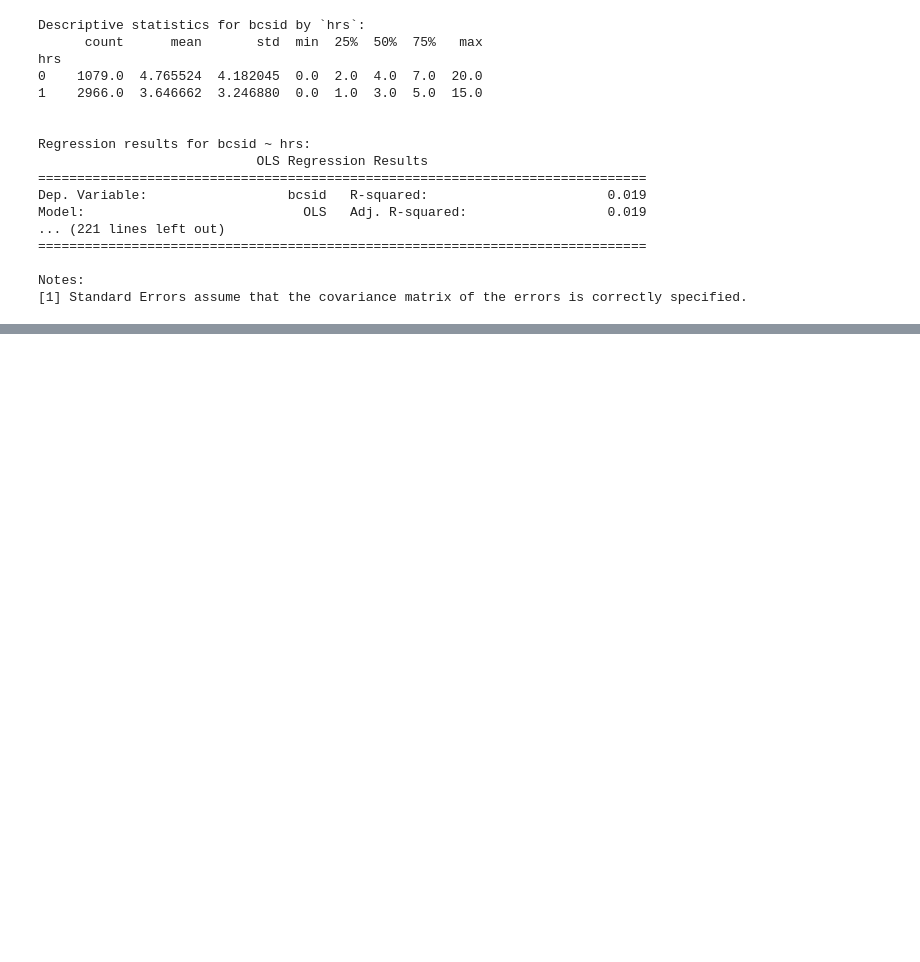
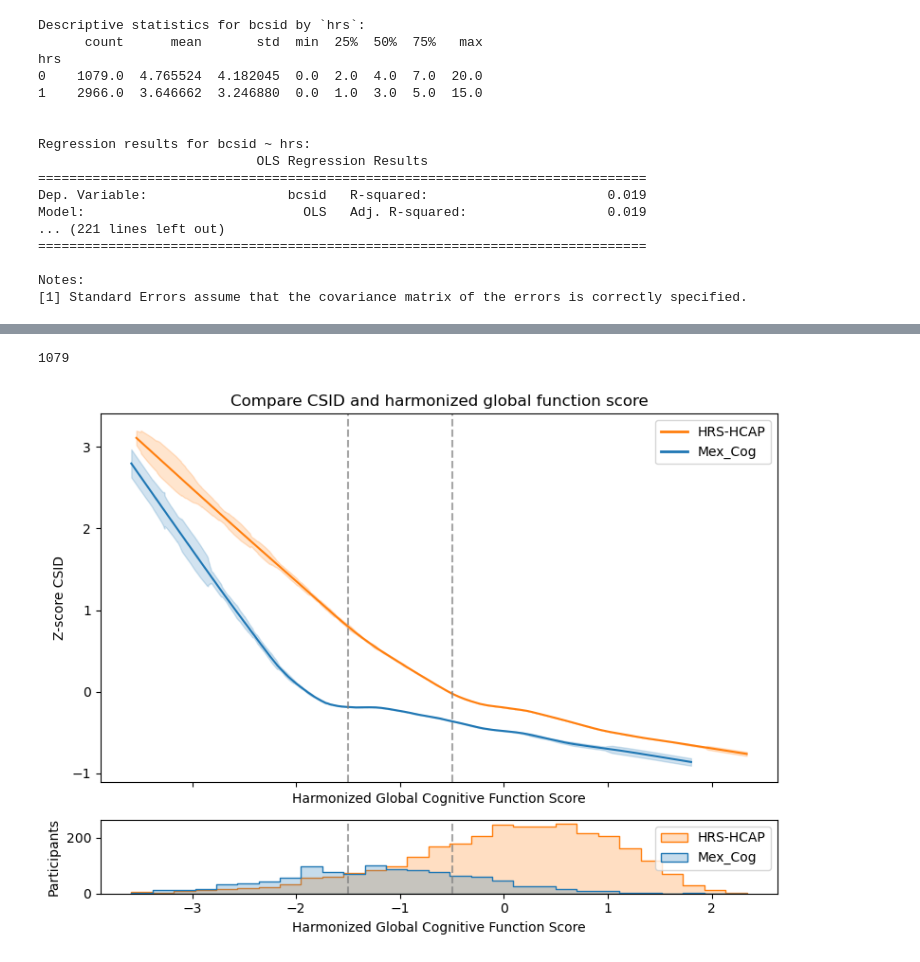
Before and after one commit to NovakHChen/HCAP, a Jupyter notebook: analysis.ipynb, the cells around one changed output, grey strips where cells are left out. Cells and saved outputs as stored; diff of their text form; code cells hidden in the pictures; blank space fills up the shorter version.

Commit message:
spline fixed and graphs created

```diff
--- a/analysis.ipynb
+++ b/analysis.ipynb
@@ -459,0 +529,6 @@ data = data.dropna(subset=['coresi_relation', 'fgcp', 'rage', 'rfemale', 'reduc'
+# %%
+spline_terms = dmatrix("bs(data['fgcp'], knots=(-1.5, -0.5), degree=1, include_intercept=False)",
+                       {"data['fgcp']": data['fgcp']}, return_type='dataframe')
+
+# Assign each spline term to a separate column
+data[['fgcp1', 'fgcp2', 'fgcp3']] = spline_terms.iloc[:, 1:4]
@@ -459,0 +572,69 @@ data = data.dropna(subset=['coresi_relation', 'fgcp', 'rage', 'rfemale', 'reduc'
+# %%
+lowess_hrs0 = lowess(endog=filtered_data_hrs0['zbcsid'], exog=filtered_data_hrs0['fgcp'], frac=0.35)
+len(lowess_hrs0[:, 0])
+# %% [output]
+1079
+# %%
+def rolling_std(x, y, window=20):
+    sorted_indices = np.argsort(x)
+    x_sorted = x[sorted_indices]
+    y_sorted = y[sorted_indices]
+
+    y_std = np.zeros_like(y_sorted)
+    for i in range(len(y_sorted)):
+        low_bound = max(0, i - window // 2)
+        upper_bound = min(len(y_sorted), i + window // 2)
+        y_std[i] = np.std(y_sorted[low_bound:upper_bound])
+
+    return x_sorted, y_sorted, y_std
+# %%
+# Get the default seaborn color palette that is used in the histogram
+palette = sns.color_palette('tab10', 2)  # Extract 2 colors from Seaborn's 'colorblind' palette
+
+# Use the same palette colors for HRS-HCAP and Mex_Cog
+colors = {'HRS-HCAP': palette[1], 'Mex_Cog': palette[0]}
+
+# HRS = 1 (Group 1)
+filtered_data_hrs1 = data[data['hrs'] == 1]
+lowess_hrs1 = lowess(endog=filtered_data_hrs1['zbcsid'], exog=filtered_data_hrs1['fgcp'], frac=0.35)
+x_hrs1, y_hrs1, y_std_hrs1 = rolling_std(lowess_hrs1[:, 0], lowess_hrs1[:, 1])
+
+# HRS = 0 (Group 2)
+filtered_data_hrs0 = data[data['hrs'] == 0]
+lowess_hrs0 = lowess(endog=filtered_data_hrs0['zbcsid'], exog=filtered_data_hrs0['fgcp'], frac=0.35)
+x_hrs0, y_hrs0, y_std_hrs0 = rolling_std(lowess_hrs0[:, 0], lowess_hrs0[:, 1])
+
+# Create a figure with two subplots, sharing the same x-axis
+fig, (ax1, ax2) = plt.subplots(2, 1, sharex=True, gridspec_kw={'height_ratios': [5, 1]}, figsize=(8, 6))
+
+# Line plot on the top subplot (ax1)
+ax1.plot(lowess_hrs1[:, 0], lowess_hrs1[:, 1], label=f'{var} (hrs = 1)', color=colors['HRS-HCAP'])
+ax1.fill_between(x_hrs1, y_hrs1 - y_std_hrs1, y_hrs1 + y_std_hrs1, color=colors['HRS-HCAP'], alpha=0.2)
+ax1.plot(lowess_hrs0[:, 0], lowess_hrs0[:, 1], label=f'{var} (hrs = 0)', color=colors['Mex_Cog'])
+ax1.fill_between(x_hrs0, y_hrs0 - y_std_hrs0, y_hrs0 + y_std_hrs0, color=colors['Mex_Cog'], alpha=0.2)
+ax1.set_ylabel('Z-score CSID')
+ax1.set_title('Compare CSID and harmonized global function score')
+ax1.set_xlabel('Harmonized Global Cognitive Function Score')
+ax1.axvline(x=-1.5, color='grey', linestyle='--', alpha=0.7)
+ax1.axvline(x=-0.5, color='grey', linestyle='--', alpha=0.7)
+legend_lines = [Line2D([0], [0], color=colors['HRS-HCAP'], lw=2, label='HRS-HCAP'),
+                Line2D([0], [0], color=colors['Mex_Cog'], lw=2, label='Mex_Cog')]
+# Add the custom legend
+ax1.legend(handles=legend_lines)
+
+
+# Histogram on the bottom subplot (ax2)
+sns.histplot(data=data, x='fgcp', hue='hrs', element="step", ax=ax2)
+ax2.set_ylabel('Participants')
+ax2.set_xlabel('Harmonized Global Cognitive Function Score')
+ax2.legend(labels=['HRS-HCAP', 'Mex_Cog'])
+ax2.axvline(x=-1.5, color='grey', linestyle='--', alpha=0.7)
+ax2.axvline(x=-0.5, color='grey', linestyle='--', alpha=0.7)
+
+# Adjust the layout to make it look nice
+plt.tight_layout()
+
+# Show the plot
+plt.show()
+# %% [output]
+[figure, added]
```
Also changed, not shown: parts of 20 cells of this notebook.
